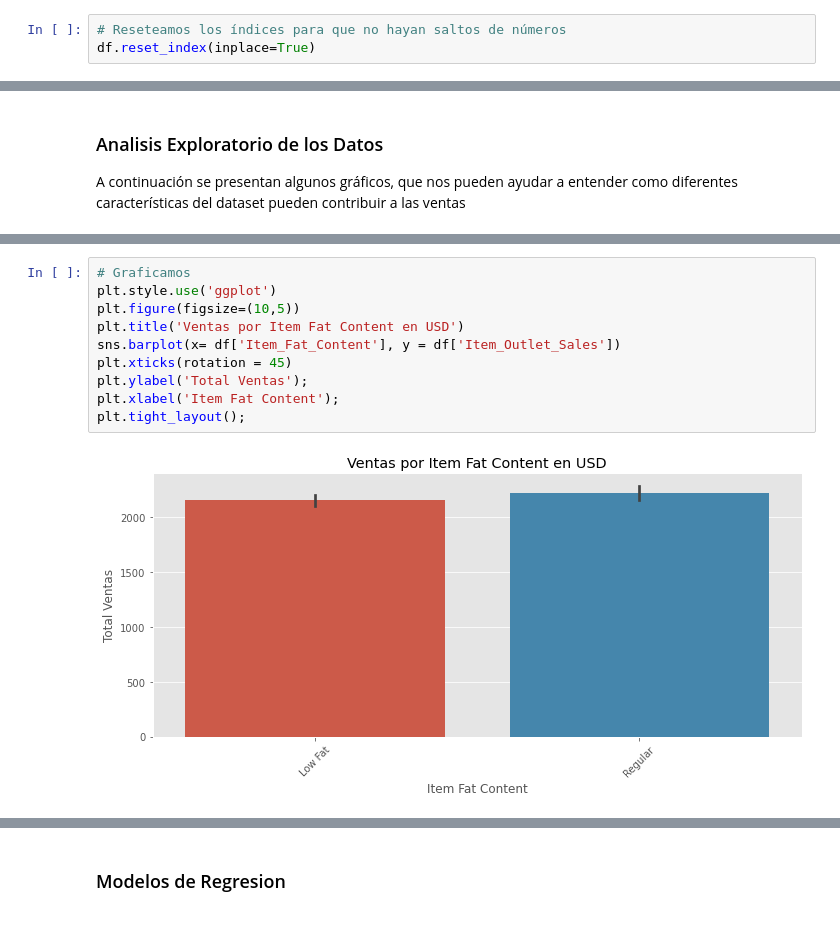
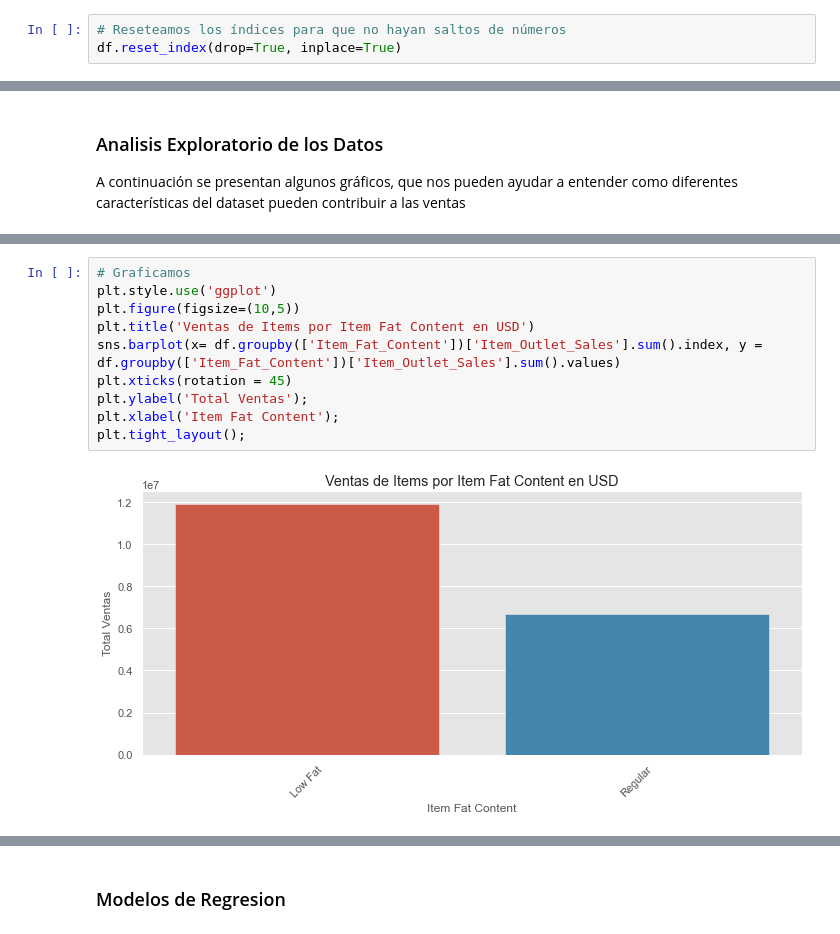
Before and after one commit to gillaness/predicciones-ventas, a Jupyter notebook: prediccion-ventas.ipynb, the cells around one changed output, grey strips where cells are left out. Cells and saved outputs as stored; diff of their text form.

```diff
--- a/prediccion-ventas.ipynb
+++ b/prediccion-ventas.ipynb
@@ -151,4 +191,4 @@ for i in eliminar:
   df=df.drop(i)
 # %%
 # Reseteamos los índices para que no hayan saltos de números
-df.reset_index(inplace=True)
+df.reset_index(drop=True, inplace=True)
@@ -362,12 +386,12 @@ plt.tight_layout();
 # %%
 # Graficamos
 plt.style.use('ggplot')
 plt.figure(figsize=(10,5))
-plt.title('Ventas por Item Fat Content en USD')
-sns.barplot(x= df['Item_Fat_Content'], y = df['Item_Outlet_Sales'])
+plt.title('Ventas de Items por Item Fat Content en USD')
+sns.barplot(x= df.groupby(['Item_Fat_Content'])['Item_Outlet_Sales'].sum().index, y = df.groupby(['Item_Fat_Content'])['Item_Outlet_Sales'].sum().values)
 plt.xticks(rotation = 45)
 plt.ylabel('Total Ventas');
 plt.xlabel('Item Fat Content');
 plt.tight_layout();
 # %% [output]
-[figure, old version]
+[figure, new version]
```
Also changed, not shown: parts of 44 cells of this notebook.
